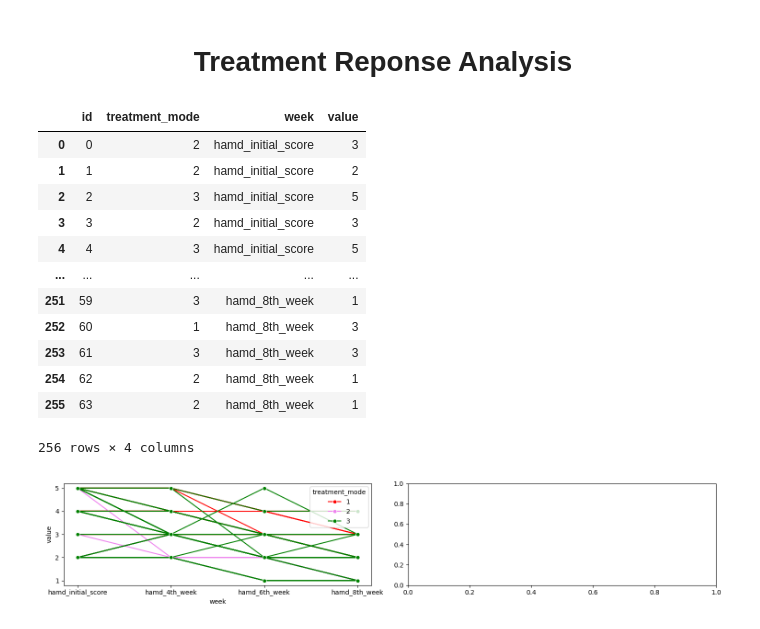
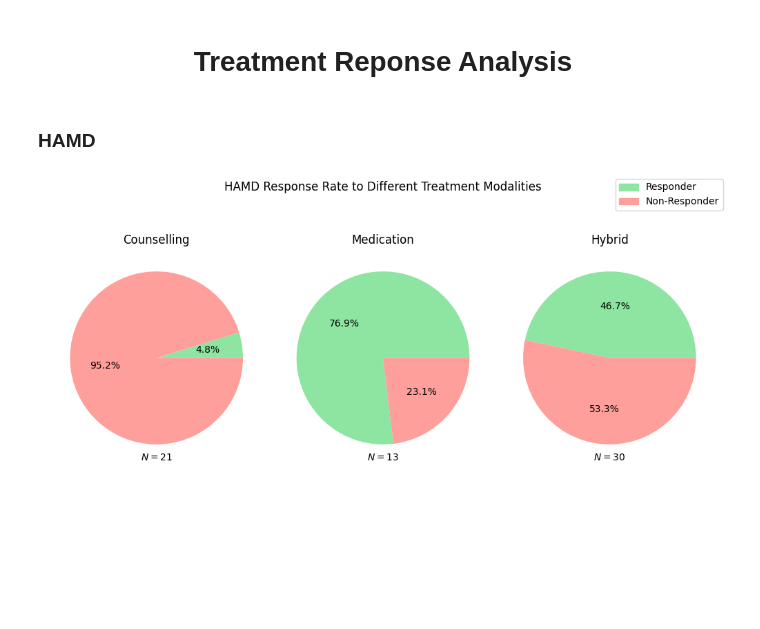
Before and after one commit to akaeii/telomere-mental-health, a Jupyter notebook: exploratory_data_analysis.ipynb, the cells around one changed output. Saved outputs shown, nothing was run; the diff lists cells and outputs as text; code cells hidden in the pictures; blank space fills up the shorter version.

```diff
--- a/exploratory_data_analysis.ipynb
+++ b/exploratory_data_analysis.ipynb
@@ -133,28 +145,0 @@ hamd_timeline_long = hamd_timeline.melt(id_vars=['id', 'treatment_mode'],
-# %%
-hamd_timeline_long
-# %% [output]
-|  | id | treatment_mode | week | value |
-| 0 | 0 | 2 | hamd_initial_score | 3 |
-| 1 | 1 | 2 | hamd_initial_score | 2 |
-| 2 | 2 | 3 | hamd_initial_score | 5 |
-| 3 | 3 | 2 | hamd_initial_score | 3 |
-| 4 | 4 | 3 | hamd_initial_score | 5 |
-| ... | ... | ... | ... | ... |
-| 251 | 59 | 3 | hamd_8th_week | 1 |
-| 252 | 60 | 1 | hamd_8th_week | 3 |
-| 253 | 61 | 3 | hamd_8th_week | 3 |
-| 254 | 62 | 2 | hamd_8th_week | 1 |
-| 255 | 63 | 2 | hamd_8th_week | 1 |
-256 rows × 4 columns
-# %%
-treatment_timeline_fig, (hamd_ax, phq9_ax) = plt.subplots(1,2, figsize=(15,3))
-
-timeline_weeks = [0, 2, 4, 6, 8]
-
-sns.lineplot(data=hamd_timeline_long, x='week', y='value', units='id', hue='treatment_mode', estimator=None, ax=hamd_ax, marker='o',
-             palette=['red', 'violet', 'green'])
-
-treatment_timeline_fig.tight_layout()
-treatment_timeline_fig.savefig("figures/HAMD & PHQ9 Score Timeline Over Different Treatment Modalities.png", dpi=300)
-# %% [output]
-[figure, removed]
@@ -162,0 +146,40 @@ plt.close("all")
+# %%
+mode_name = ["Counselling", "Medication", "Hybrid"]
+
+hamd_councelling_response, hamd_medication_response, hamd_hybrid_response = [data.loc[data["treatment_mode"] == mode, ["hamd_response"]] for mode in [1,2,3]]
+hamd_mode_response = [hamd_councelling_response, hamd_medication_response, hamd_hybrid_response]
+
+phq9_councelling_response, phq9_medication_response, phq9_hybrid_response = [data.loc[data["treatment_mode"] == mode, ["phq9_response"]] for mode in [1,2,3]]
+phq9_mode_response = [phq9_councelling_response, phq9_medication_response, phq9_hybrid_response]
+# %% [markdown]
+<h3>HAMD</h3>
+# %%
+hamd_response_fig, hamd_response_ax = plt.subplots(1,3, figsize=(10,5))
+hamd_response_ax.flatten()
+
+pie_palette = sns.color_palette("pastel")
+
+hamd_response_fig.suptitle("HAMD Response Rate to Different Treatment Modalities")
+
+for axis, response_data, mode in zip(hamd_response_ax, hamd_mode_response, mode_name):
+    response_sum = len(response_data)
+    response_rate = response_data.value_counts().sort_index()
+
+    wedges, texts, autotexts = axis.pie(response_rate,  autopct='%1.1f%%', colors= pie_palette[2:])
+
+    axis.text(0,-1.15, s=f"$N = {response_sum}$",
+              ha="center",
+              va="center")
+
+    axis.set(title=mode)
+
+colors = [w.get_facecolor() for w in wedges]
+labels = ["Responder", "Non-Responder"]
+handles = [Patch(color=c, label=str(l)) for c, l in zip(colors, labels)]
+
+hamd_response_fig.legend(handles=handles)
+
+hamd_response_fig.tight_layout()
+hamd_response_fig.savefig("figures/HAMD Response Rate By Treatment Mode")
+# %% [output]
+[figure, added]
```
Also changed, not shown: parts of 13 cells of this notebook, 6 other files.
